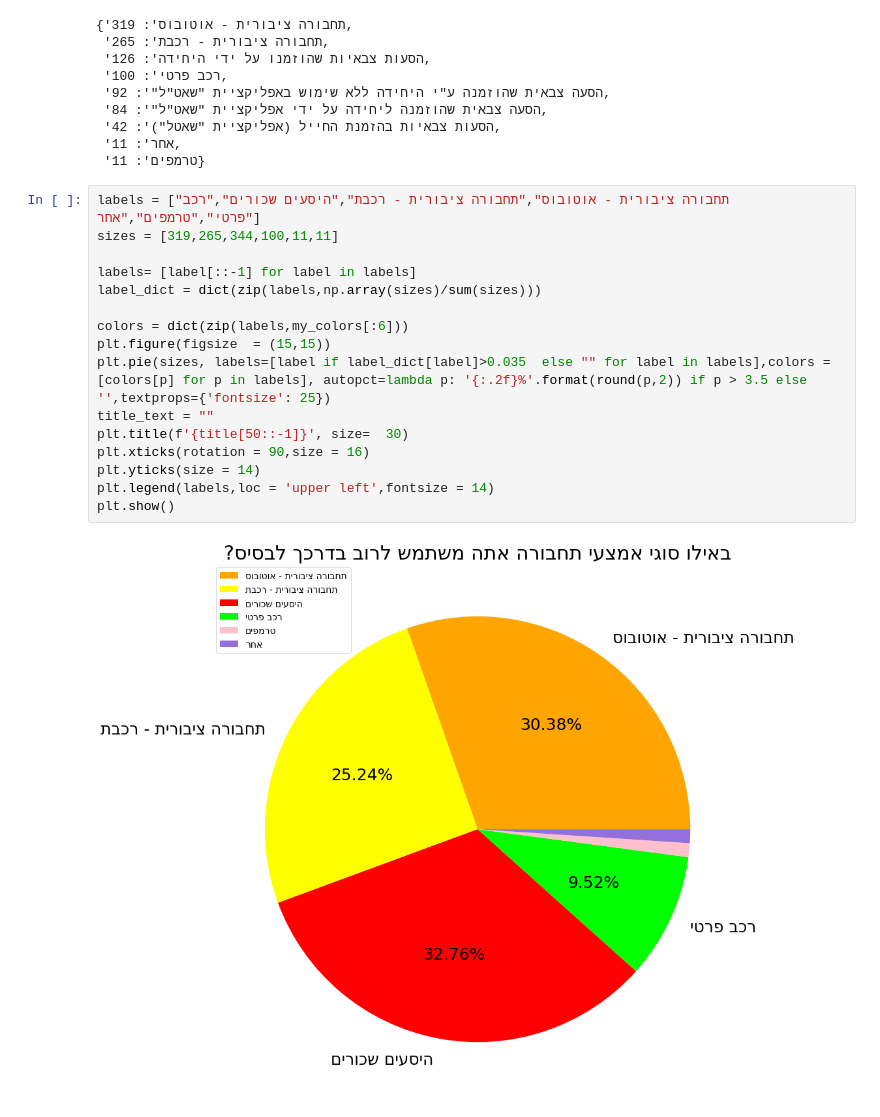
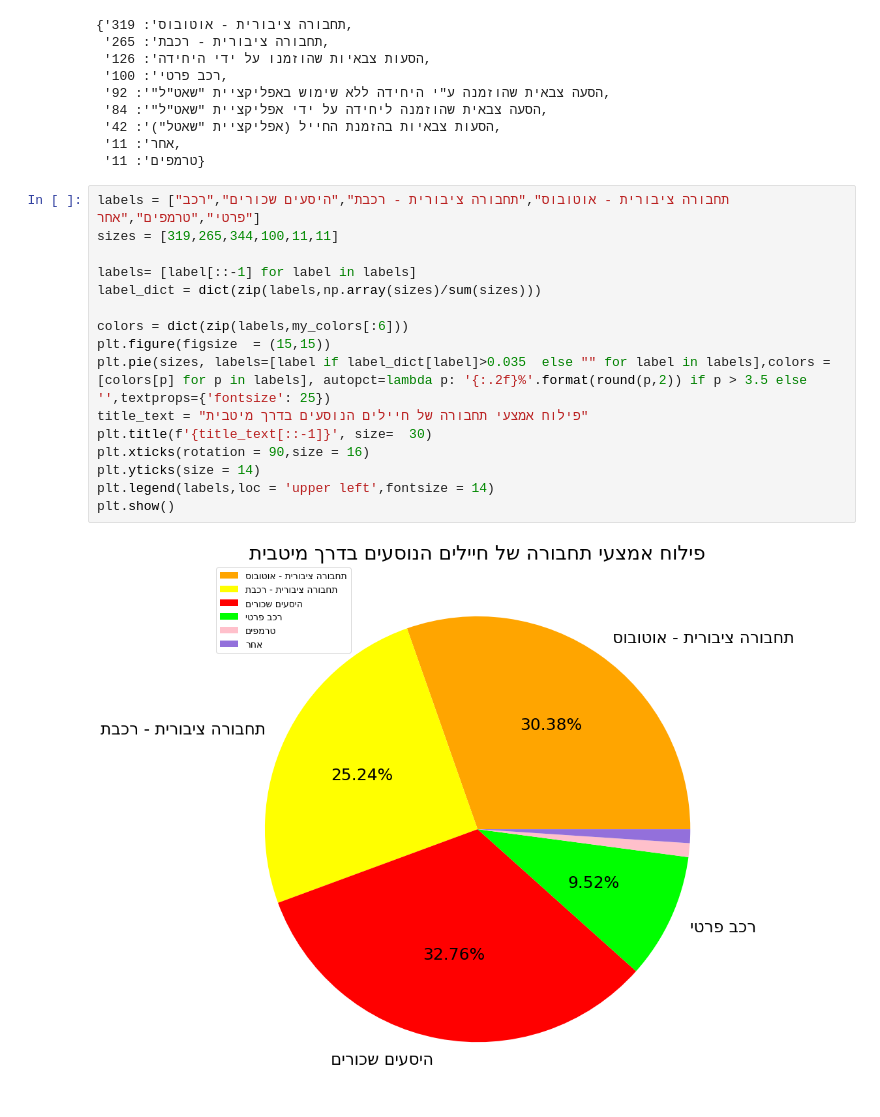
Before and after one commit to rabi320/Data-Analysis-IDF-Transportation, a Jupyter notebook: 261221.ipynb, the cells around one changed output. Cells and saved outputs as stored; diff of their text form.

```diff
--- a/261221.ipynb
+++ b/261221.ipynb
@@ -43,18 +43,18 @@ Data
 # %%
 labels = ["תחבורה ציבורית - אוטובוס","תחבורה ציבורית - רכבת","היסעים שכורים","רכב פרטי","טרמפים","אחר"]
 sizes = [319,265,344,100,11,11]
 
 labels= [label[::-1] for label in labels]
 label_dict = dict(zip(labels,np.array(sizes)/sum(sizes)))
 
 colors = dict(zip(labels,my_colors[:6]))
 plt.figure(figsize  = (15,15))
 plt.pie(sizes, labels=[label if label_dict[label]>0.035  else "" for label in labels],colors = [colors[p] for p in labels], autopct=lambda p: '{:.2f}%'.format(round(p,2)) if p > 3.5 else '',textprops={'fontsize': 25})
-title_text = ""
-plt.title(f'{title[50::-1]}', size=  30)
+title_text = "פילוח אמצעי תחבורה של חיילים הנוסעים בדרך מיטבית"
+plt.title(f'{title_text[::-1]}', size=  30)
 plt.xticks(rotation = 90,size = 16)
 plt.yticks(size = 14)
 plt.legend(labels,loc = 'upper left',fontsize = 14)
 plt.show()
 # %% [output]
-[figure, old version]
+[figure, new version]
```
